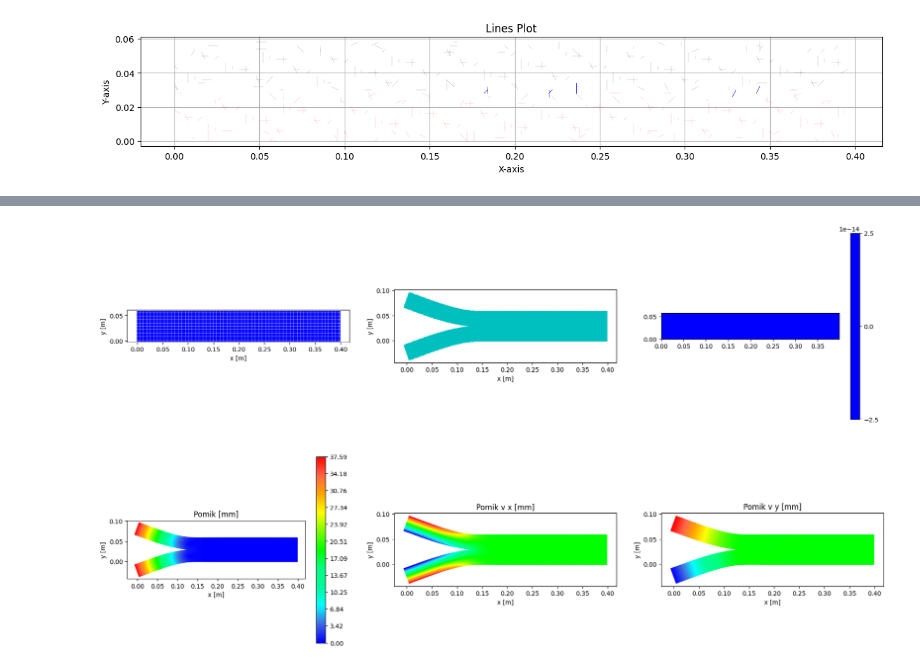
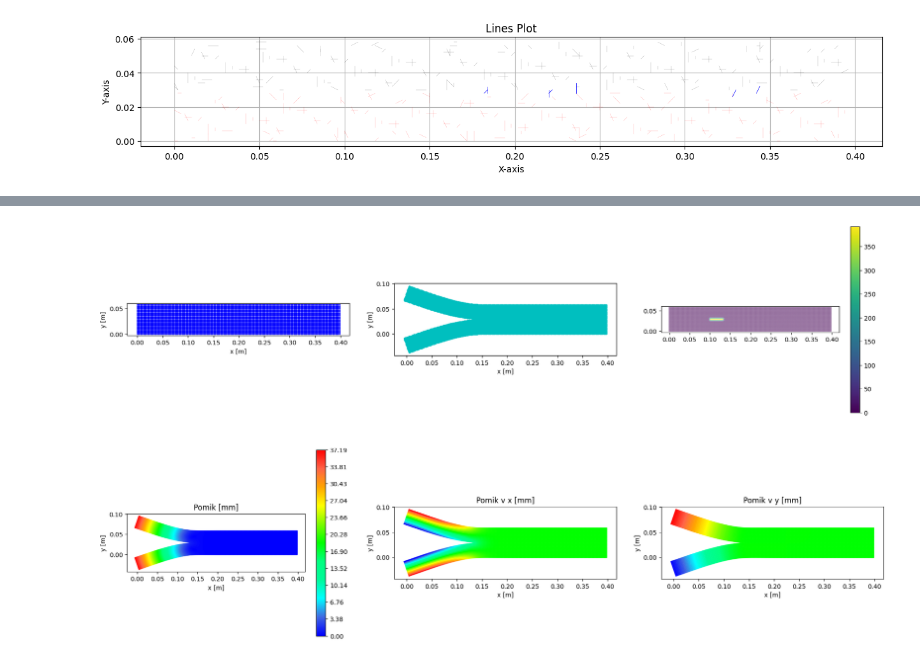
Before and after one commit to fjerenec/Verse2, a Jupyter notebook: notebooks/DCB-test.ipynb, the cells around one changed output, grey strips where cells are left out. Saved outputs shown, nothing was run; the diff lists cells and outputs as text; code cells hidden in the pictures.

Commit message:
ficed damage plot

```diff
--- a/notebooks/DCB-test.ipynb
+++ b/notebooks/DCB-test.ipynb
@@ -252,7 +252,7 @@ plt.grid(True)
 [figure]
 # %%
 solver = PDFatigueSolver(numModel=model0)
-solver.FID.num_max_it = 10
+solver.FID.num_max_it = 30
 solver.solve_for_eq3() # change the BCvec!!! Roght now its only a temporary fix!!! The last input in the BC vec was wrong somehow!
 #forceDensVec = solver.solve_lin_sys(disps = disps.flatten())
 # %% [output]
@@ -279,12 +279,12 @@ coordVecNew4 = coordVec + disp
 # coordVecNew4 = displaced_coordVec
 # disp = disps
 # %%
-point_damage = np.zeros_like(solver.FID.n_neighbors)
+point_damage = np.zeros_like(solver.FID.n_neighbors,dtype=float)
 bond_life = solver.FID.curLiveBonds
 strt = solver.FID.start_idx
 end = solver.FID.end_idx
 for point in range(solver.FID.coordVec.shape[0]):
-    point_damage[point] = 1-np.sum(bond_life[strt[point]:end[point]])/solver.FID.n_neighbors[point]
+    point_damage[point] = 1.0 - (np.sum(bond_life[strt[point]:end[point]]))/np.float64(solver.FID.n_neighbors[point])
 
 # bond_stifnesses = solver.gen_bond_stiffness_matrices()
 # bond_displacement_diff = solver.gen_bond_displacement_vecs(disps)
@@ -320,8 +320,8 @@ plt.ylabel("y [m]")
 
 ##Strain energy density
 ax5 = fig1.add_subplot(2,3,3)
-sc5 = ax5.tricontourf(coordVec[:,0],coordVec[:,1],point_damage,cmap=mycmap,vmin = 0, vmax =0.5)#,c=point_SED)
-
+# sc5 = ax5.tricontourf(coordVec[:,0],coordVec[:,1],point_damage,cmap=mycmap,vmin = 0, vmax =0.5)#,c=point_SED)
+sc5 = ax5.scatter(coordVec[:,0],coordVec[:,1],c=point_damage*1000,s=0.1)
 # # ax5.set_ylim(0.015,0.025)
 ax5.set_aspect("1")
 # plt.title("SED [N/mm**2]")
@@ -348,34 +348,34 @@ plt.ylabel("y [m]")
 v= np.linspace(np.min(h),np.max(h),12,endpoint=True)
 plt.colorbar(sc,ticks=v)
 
 ##Pomiki X
 ax3 = fig1.add_subplot(2,3,5)
 ax3.set_aspect("1")
 # h1 = disp[:totint,0]*1000
 h1 = disp[:tottop,0]*1000
 vm=h1#np.max(disp[:tottop,0])
 cm1 = plt.cm.get_cmap('RdYlBu')
 sc1 = ax3.scatter(coordVecNew4[:,0],coordVecNew4[:,1],s=s,c=h1[:],cmap=mycmap)
 plt.title("Pomik v x [mm]")
 plt.xlabel("x [m]")
 plt.ylabel("y [m]")
 v1= np.linspace(np.min(h1),np.max(h1),12,endpoint=True)
 # plt.colorbar(sc1,ticks=v1)
 
 ##Pomiki Y
 ax4 = fig1.add_subplot(2,3,6)
 ax4.set_aspect("1")
 h2 = disp[:,1]*1000
 cm2 = plt.cm.get_cmap('RdYlBu')
 #sc2 = plt.scatter(coordVecNew4[:,0],coordVecNew4[:,1],s=s,c=h2[:],cmap=mycmap)
 sc2 = plt.scatter(coordVecNew4[:,0],coordVecNew4[:,1],s=s,c=h2[:],cmap=mycmap)
 plt.title("Pomik v y [mm]")
 plt.xlabel("x [m]")
 plt.ylabel("y [m]")
 v2= np.linspace(np.min(h2),np.max(h2),12,endpoint=True)
 # plt.colorbar(sc2,ticks=v2)
 # %% [output]
-[figure, old version]
+[figure, new version]
 # %%
 # fig = plt.figure(figsize=(15,10))
 # axs = fig.add_subplot()
```
Also changed, not shown: parts of 2 cells of this notebook.
